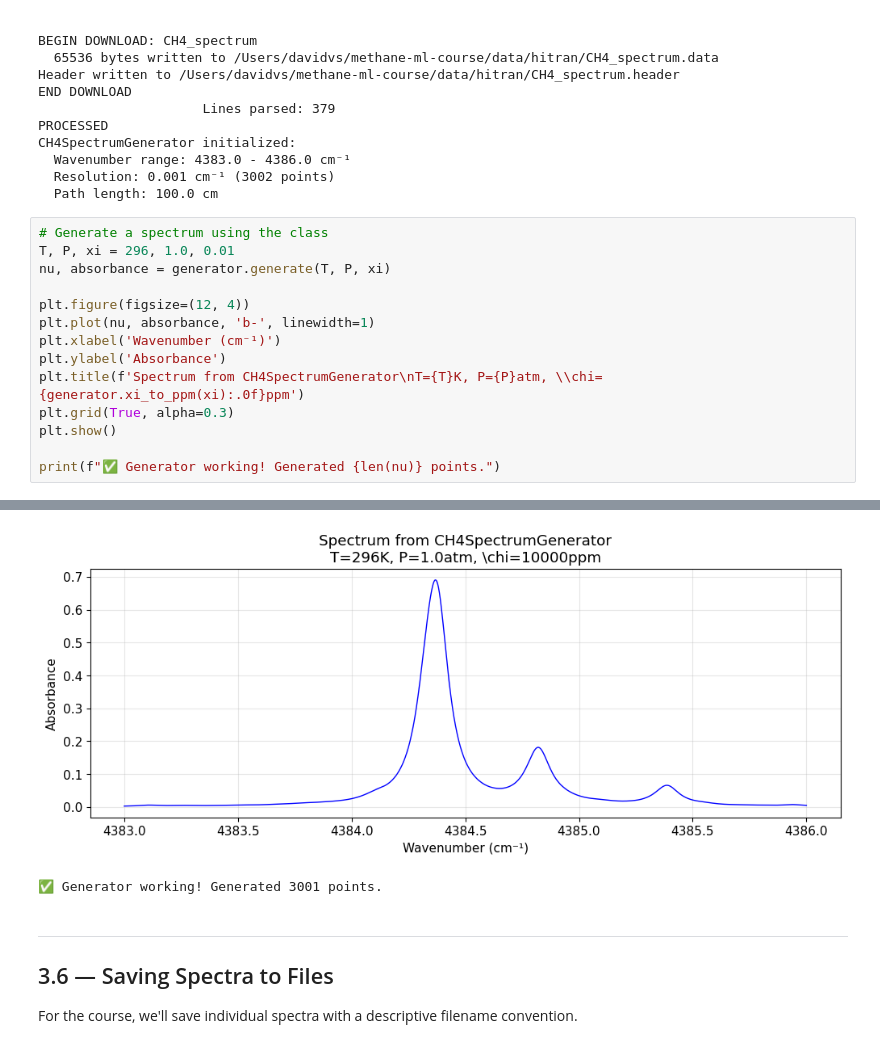
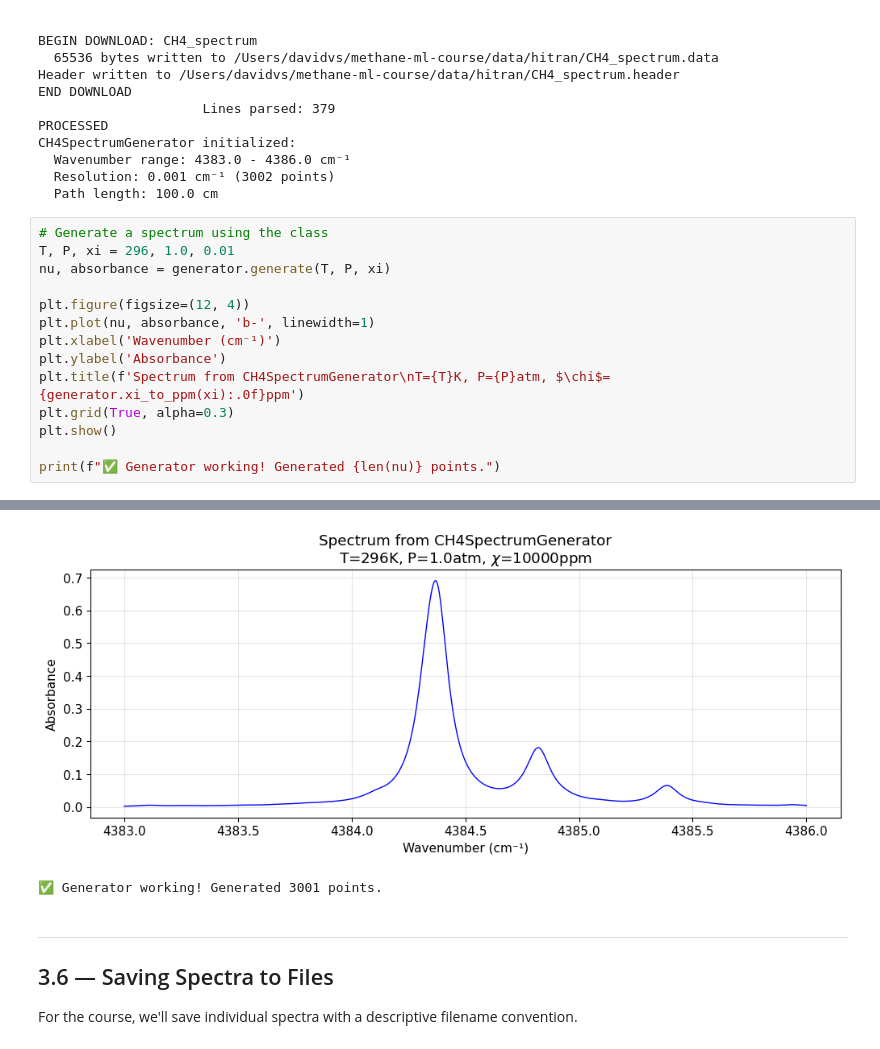
Before and after one commit to davidvs-rwl/methane-ml-course, a Jupyter notebook: notebooks/Module_03_HITRAN_Simulation.ipynb, the cells around one changed output, grey strips where cells are left out. Saved outputs shown, nothing was run; the diff lists cells and outputs as text.

```diff
--- a/notebooks/Module_03_HITRAN_Simulation.ipynb
+++ b/notebooks/Module_03_HITRAN_Simulation.ipynb
@@ -659,7 +632,7 @@ plt.figure(figsize=(12, 4))
 plt.plot(nu, absorbance, 'b-', linewidth=1)
 plt.xlabel('Wavenumber (cm⁻¹)')
 plt.ylabel('Absorbance')
-plt.title(f'Spectrum from CH4SpectrumGenerator\nT={T}K, P={P}atm, \\chi={generator.xi_to_ppm(xi):.0f}ppm')
+plt.title(f'Spectrum from CH4SpectrumGenerator\nT={T}K, P={P}atm, $\chi$={generator.xi_to_ppm(xi):.0f}ppm')
 plt.grid(True, alpha=0.3)
 plt.show()
 
@@ -670,4 +643,4 @@ print(f"✅ Generator working! Generated {len(nu)} points.")
-[figure, old version]
+[figure, new version]
 ✅ Generator working! Generated 3001 points.
 # %% [markdown]
 ---
```
Also changed, not shown: parts of 15 cells of this notebook, 8 other files.
